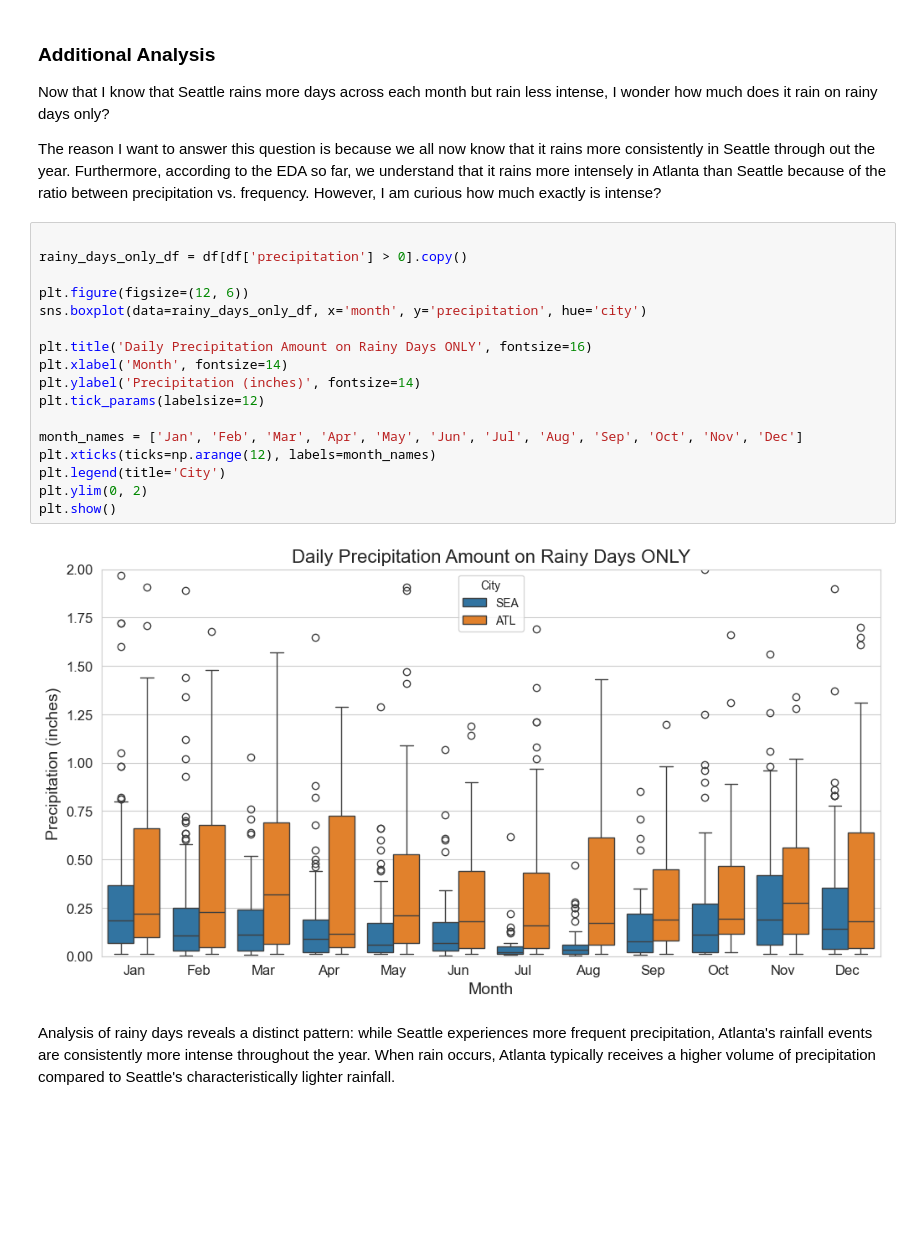
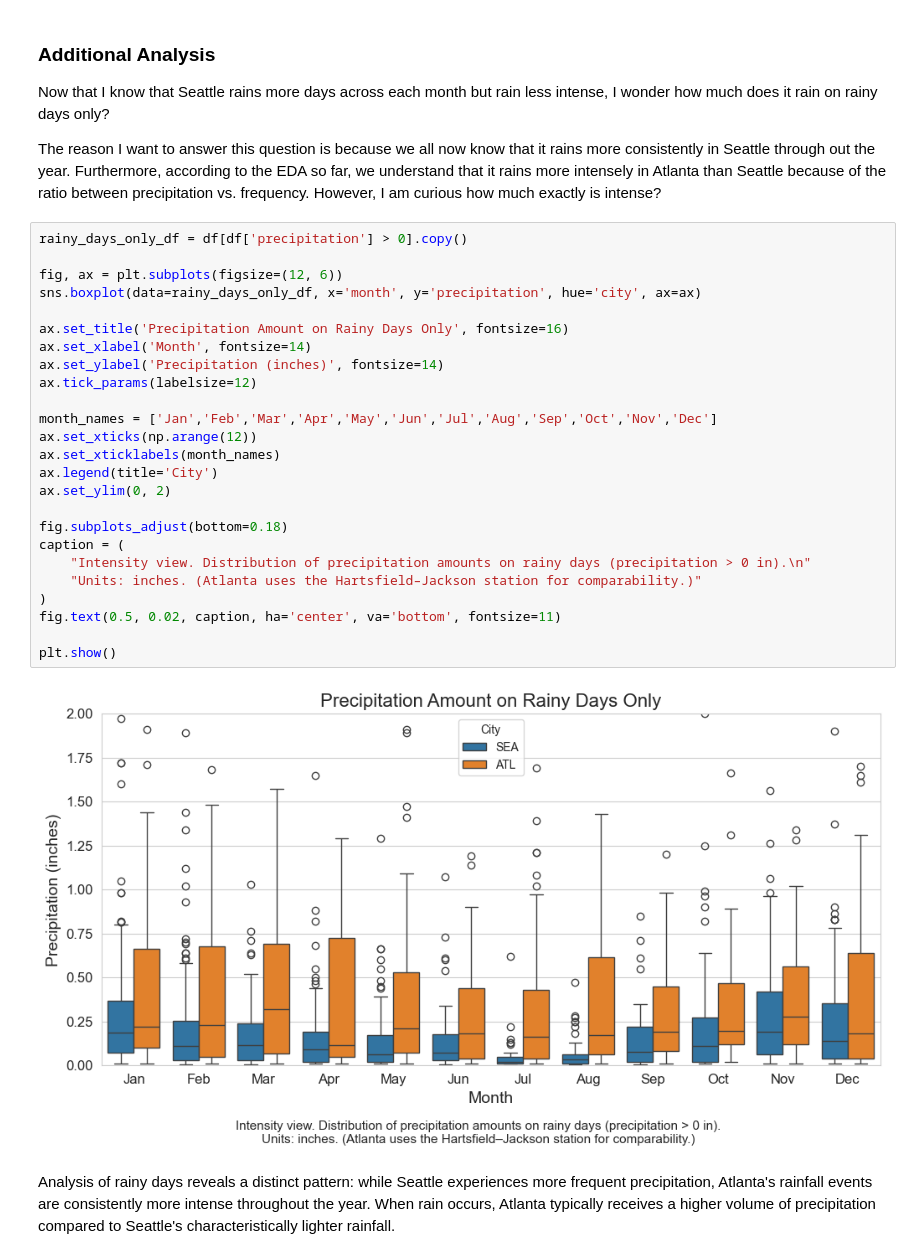
Before and after one commit to dcnguyen060899/weather, a Jupyter notebook: code/eda_modelling.ipynb, the cells around one changed output. Cells and saved outputs as stored; diff of their text form; blank space fills up the shorter version.

```diff
--- a/code/eda_modelling.ipynb
+++ b/code/eda_modelling.ipynb
@@ -333,24 +342,32 @@ Now that I know that Seattle rains more days across each month but rain less int
 
 The reason I want to answer this question is because we all now know that it rains more consistently in Seattle through out the year. Furthermore, according to the EDA so far, we understand that it rains more intensely in Atlanta than Seattle because of the ratio between precipitation vs. frequency. However, I am curious how much exactly is intense?
 # %%
-
 rainy_days_only_df = df[df['precipitation'] > 0].copy()
 
-plt.figure(figsize=(12, 6))
-sns.boxplot(data=rainy_days_only_df, x='month', y='precipitation', hue='city')
+fig, ax = plt.subplots(figsize=(12, 6))
+sns.boxplot(data=rainy_days_only_df, x='month', y='precipitation', hue='city', ax=ax)
 
-plt.title('Daily Precipitation Amount on Rainy Days ONLY', fontsize=16)
-plt.xlabel('Month', fontsize=14)
-plt.ylabel('Precipitation (inches)', fontsize=14)
-plt.tick_params(labelsize=12)
+ax.set_title('Precipitation Amount on Rainy Days Only', fontsize=16)
+ax.set_xlabel('Month', fontsize=14)
+ax.set_ylabel('Precipitation (inches)', fontsize=14)
+ax.tick_params(labelsize=12)
 
-month_names = ['Jan', 'Feb', 'Mar', 'Apr', 'May', 'Jun', 'Jul', 'Aug', 'Sep', 'Oct', 'Nov', 'Dec']
-plt.xticks(ticks=np.arange(12), labels=month_names)
-plt.legend(title='City')
-plt.ylim(0, 2)
+month_names = ['Jan','Feb','Mar','Apr','May','Jun','Jul','Aug','Sep','Oct','Nov','Dec']
+ax.set_xticks(np.arange(12))
+ax.set_xticklabels(month_names)
+ax.legend(title='City')
+ax.set_ylim(0, 2)
+
+fig.subplots_adjust(bottom=0.18)
+caption = (
+    "Intensity view. Distribution of precipitation amounts on rainy days (precipitation > 0 in).\n"
+    "Units: inches. (Atlanta uses the Hartsfield–Jackson station for comparability.)"
+)
+fig.text(0.5, 0.02, caption, ha='center', va='bottom', fontsize=11)
+
 plt.show()
 # %% [output]
-[figure, old version]
+[figure, new version]
 # %% [markdown]
 Analysis of rainy days reveals a distinct pattern: while Seattle experiences more frequent precipitation, Atlanta's rainfall events are consistently more intense throughout the year. When rain occurs, Atlanta typically receives a higher volume of precipitation compared to Seattle's characteristically lighter rainfall.
 # %% [markdown]
```
Also changed, not shown: parts of 3 cells of this notebook.
